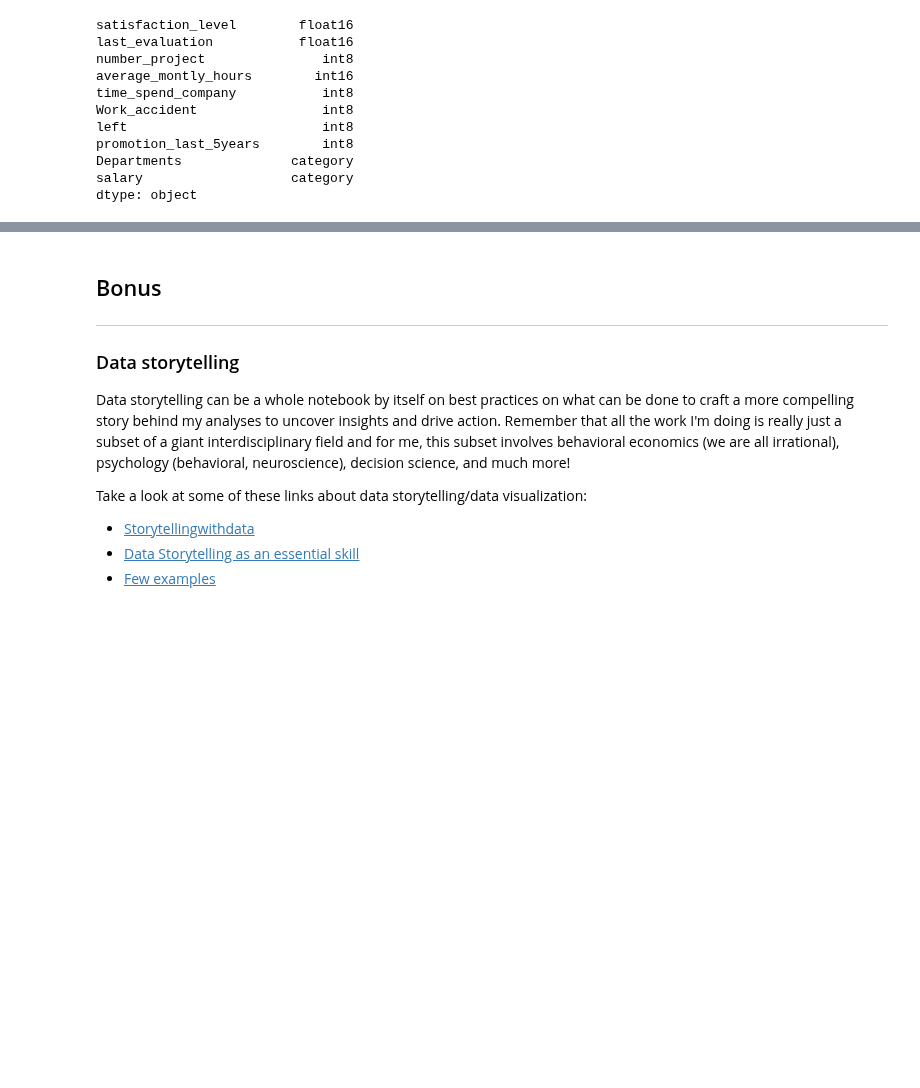
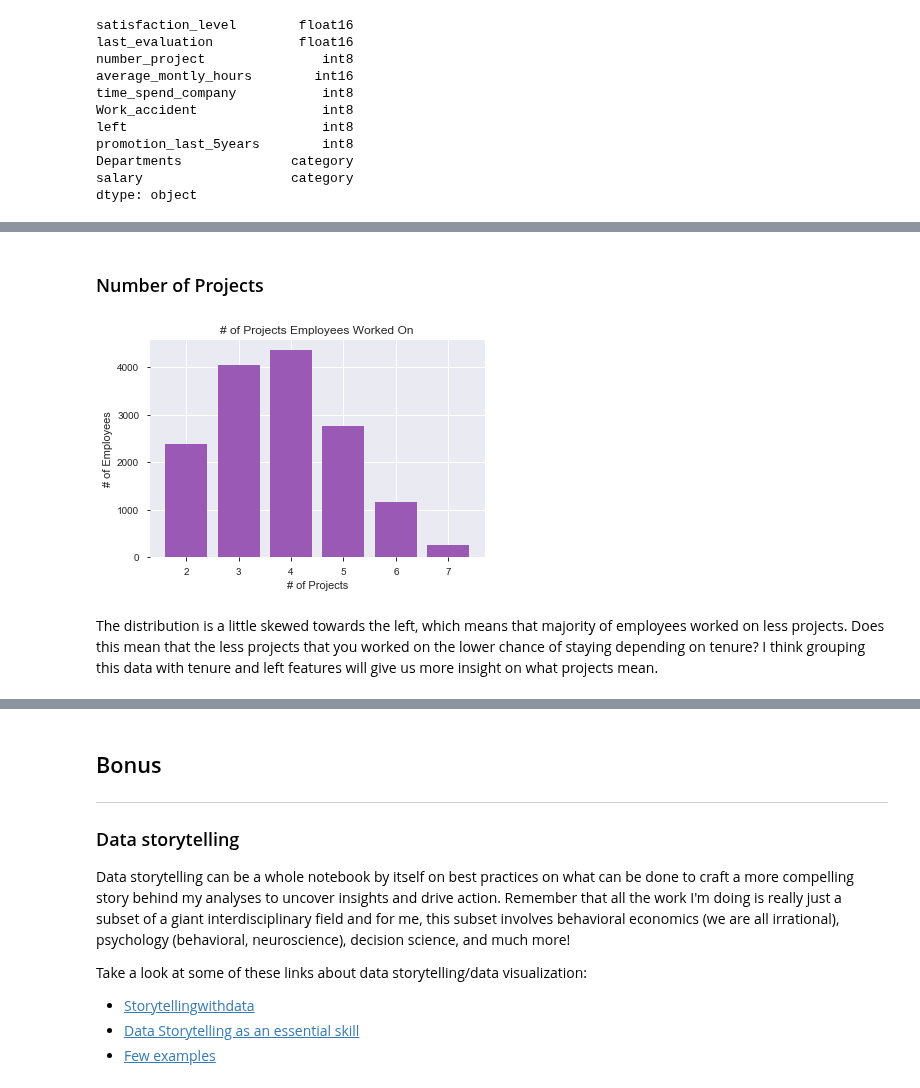
Before and after one commit to davidtnly/MachineLearning, a Jupyter notebook: 32-churn-prediction.ipynb, the cells around one changed output, grey strips where cells are left out. Drawn from its saved outputs; the diff is of its cells as text; code cells hidden in the pictures; blank space fills up the shorter version.

```diff
--- a/32-churn-prediction.ipynb
+++ b/32-churn-prediction.ipynb
@@ -518,0 +632,13 @@ As you can see, the data types sizes were all 64, which is now reduced to either
+# %% [markdown]
+### Number of Projects
+# %%
+num_project_group = data.groupby('number_project')[['satisfaction_level']].count()
+plt.bar(num_project_group.index.values, num_project_group['satisfaction_level'])
+plt.xlabel('# of Projects')
+plt.ylabel('# of Employees')
+plt.title('# of Projects Employees Worked On')
+plt.show()
+# %% [output]
+[figure, added]
+# %% [markdown]
+The distribution is a little skewed towards the left, which means that majority of employees worked on less projects. Does this mean that the less projects that you worked on the lower chance of staying depending on tenure? I think grouping this data with tenure and left features will give us more insight on what projects mean.
```
Also changed, not shown: parts of 80 cells of this notebook.
